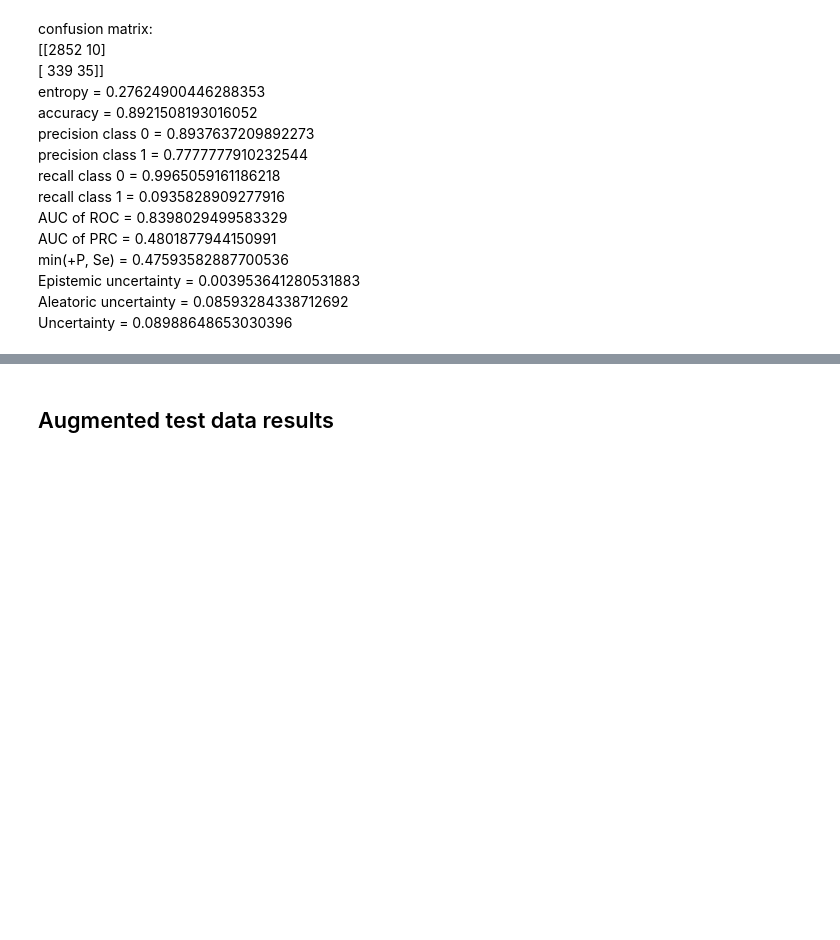
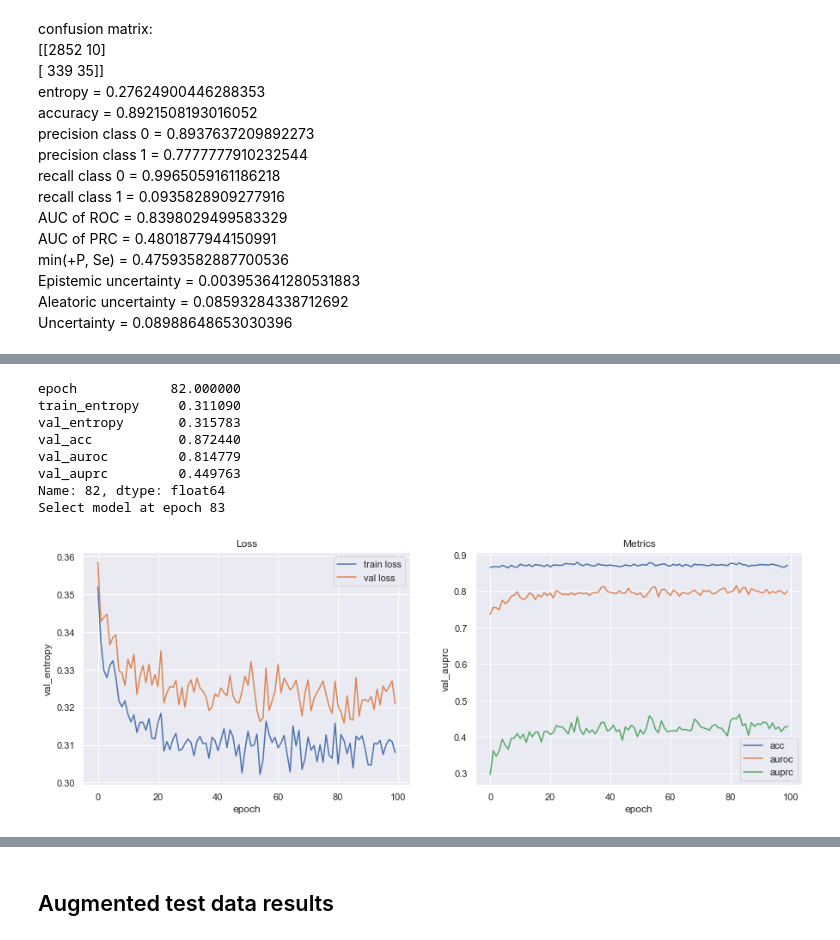
Before and after one commit to nlhkh/mimic3-benchmarks, a Jupyter notebook: Training logs and collect test results.ipynb, the cells around one changed output, grey strips where cells are left out. Cells and saved outputs as stored; diff of their text form; code cells hidden in the pictures; blank space fills up the shorter version.

```diff
--- a/Training logs and collect test results.ipynb
+++ b/Training logs and collect test results.ipynb
@@ -1136,0 +1197,13 @@ Uncertainty = 0.08988648653030396
+# %%
+# 30%
+plot_loss("training_logs/30_k_channel_wise_lstms_stochastic.n8.szc4.0.d0.5.rd0.5.dep1.bs8.ts1.0.csv")
+# %% [output]
+epoch            82.000000
+train_entropy     0.311090
+val_entropy       0.315783
+val_acc           0.872440
+val_auroc         0.814779
+val_auprc         0.449763
+Name: 82, dtype: float64
+Select model at epoch 83
+[figure, added]
```
Also changed, not shown: parts of 18 cells of this notebook, 1 other file.
